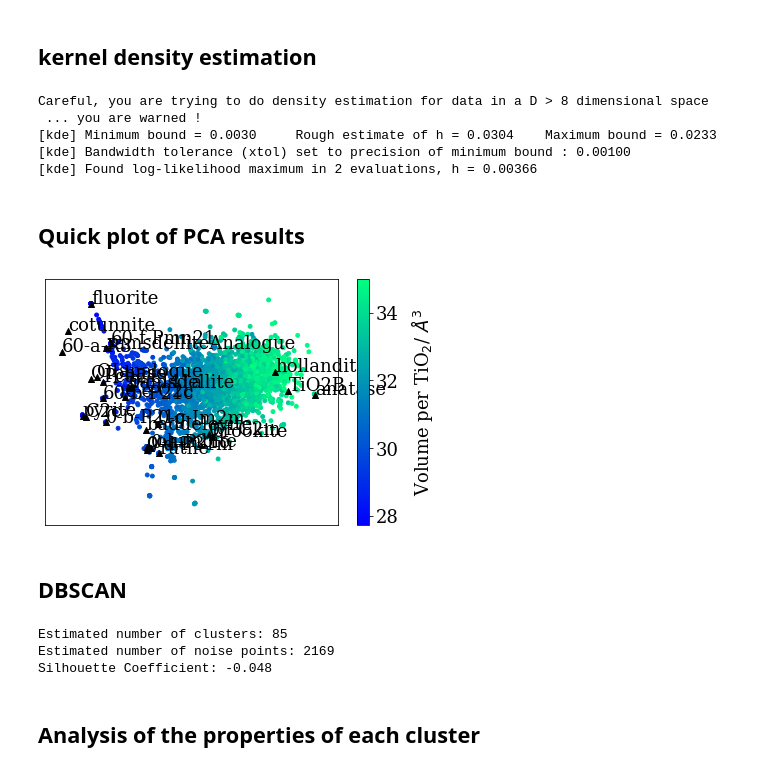
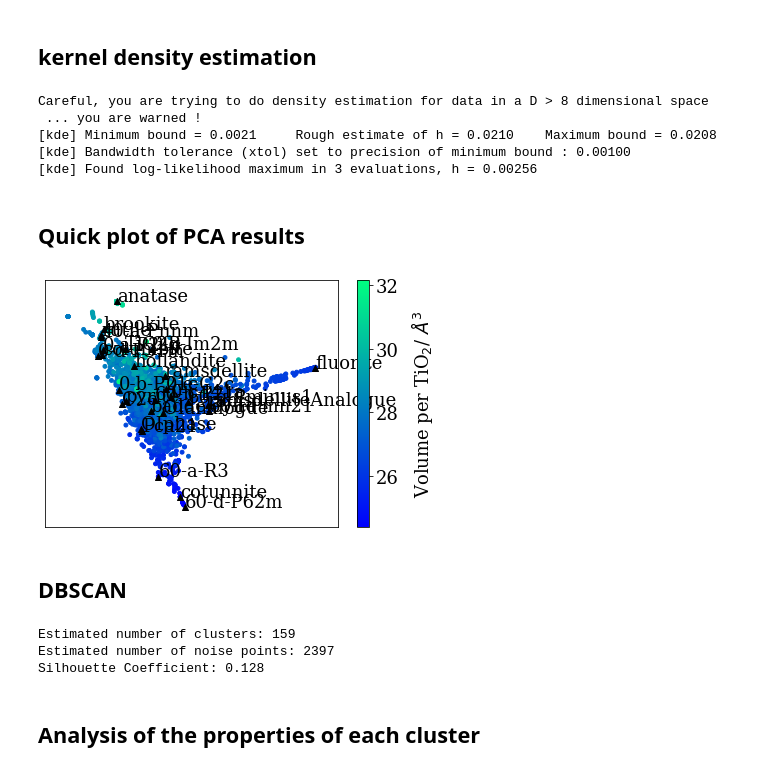
Before and after one commit to BingqingCheng/ASAP, a Jupyter notebook: notebooks/TiO2-ASAP.ipynb, the cells around one changed output. Drawn from its saved outputs; the diff is of its cells as text; code cells hidden in the pictures.

```diff
--- a/notebooks/TiO2-ASAP.ipynb
+++ b/notebooks/TiO2-ASAP.ipynb
@@ -29,7 +29,7 @@ kb2kcalmol = 0.0019872036 # kb*K to kcal_mol
 # %%
 from ase.io import read,write
 # %%
-press="0"
+press="20"
 foldername = "P-"+press+"GPa/"
 # %%
 # load the known structures
@@ -142,9 +142,9 @@ rho = density_model.evaluate_density(proj)
 # %% [output]
 Careful, you are trying to do density estimation for data in a D > 8 dimensional space
  ... you are warned !
-[kde] Minimum bound = 0.0030     Rough estimate of h = 0.0304    Maximum bound = 0.0233
+[kde] Minimum bound = 0.0021     Rough estimate of h = 0.0210    Maximum bound = 0.0208
 [kde] Bandwidth tolerance (xtol) set to precision of minimum bound : 0.00100
-[kde] Found log-likelihood maximum in 2 evaluations, h = 0.00366
+[kde] Found log-likelihood maximum in 3 evaluations, h = 0.00256
 # %% [markdown]
 ## Quick plot of PCA results
 # %%
@@ -160,8 +160,6 @@ else: # use molar volume as the color scheme
     plotcolor = volume[:]
     colorlabel = 'Volume per TiO$_2$/ $\AA^3$'
 [ plotcolormin, plotcolormax ] = [ np.min(plotcolor),np.max(plotcolor) ]
-
-cl_size = est_entropylist-min(est_entropylist)
 
 d = [0,1]
 #fig, ax = plt.subplots()
@@ -177,34 +175,34 @@ fig, ax = plot_styles.plot_density_map(proj[ndict:,d], plotcolor,
                 use_perc=False,
                 rasterized = True,
                 fontsize = 15,
                 vmax = plotcolormax,
                 vmin = plotcolormin)
 
 for i in range(ndict):
     ax.scatter(proj[i,d[0]],proj[i,d[1]],marker='^',c='black')
     ax.annotate(dicttags[i], (proj[i,d[0]], proj[i,d[1]]))
 
 ax.tick_params(
     axis='x',       # changes apply to the x-axis
     which='both',      # both major and minor ticks are affected
     bottom=False,      # ticks along the bottom edge are off
     top=False,         # ticks along the top edge are off
     labelbottom=False) # labels along the bottom edge are off
 ax.tick_params(
     axis='y',       # changes apply to the x-axis
     which='both',      # both major and minor ticks are affected
     left=False,      # ticks along the bottom edge are off
     right=False,         # ticks along the top edge are off
     labelleft=False) # labels along the bottom edge are off
 
 
 #plt.title('KPCA and clustering at '+press+' GPa')
 plt.tight_layout()
 plt.show()
 fig.set_size_inches(18.5*0.4, 10.5*0.4)
 #fig.savefig('figures/KPCA-molarV-'+press+'GPa.png')
 # %% [output]
-[figure, old version]
+[figure, new version]
 # %% [markdown]
 ## DBSCAN
 # %%
@@ -237,9 +235,9 @@ print('Estimated number of noise points: %d' % n_noise_)
 print("Silhouette Coefficient: %0.3f"
           % metrics.silhouette_score(X, labels_db))
 # %% [output]
-Estimated number of clusters: 85
-Estimated number of noise points: 2169
-Silhouette Coefficient: -0.048
+Estimated number of clusters: 159
+Estimated number of noise points: 2397
+Silhouette Coefficient: 0.128
 # %% [markdown]
 ## Analysis of the properties of each cluster
 # %%
```
Also changed, not shown: parts of 27 cells of this notebook.
